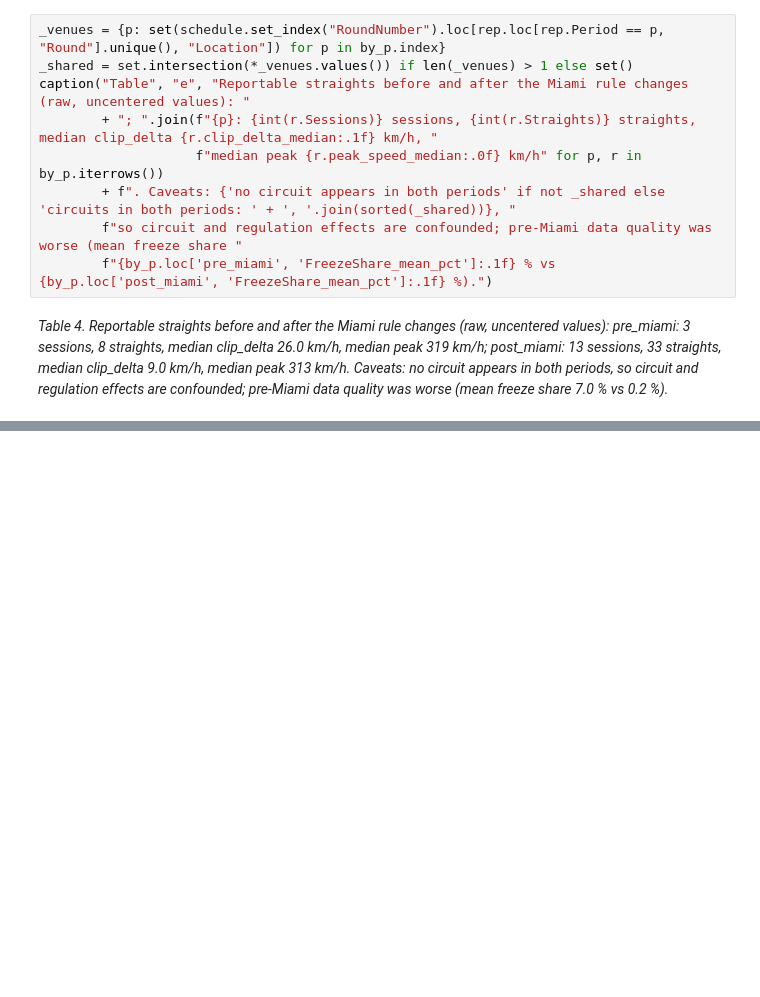
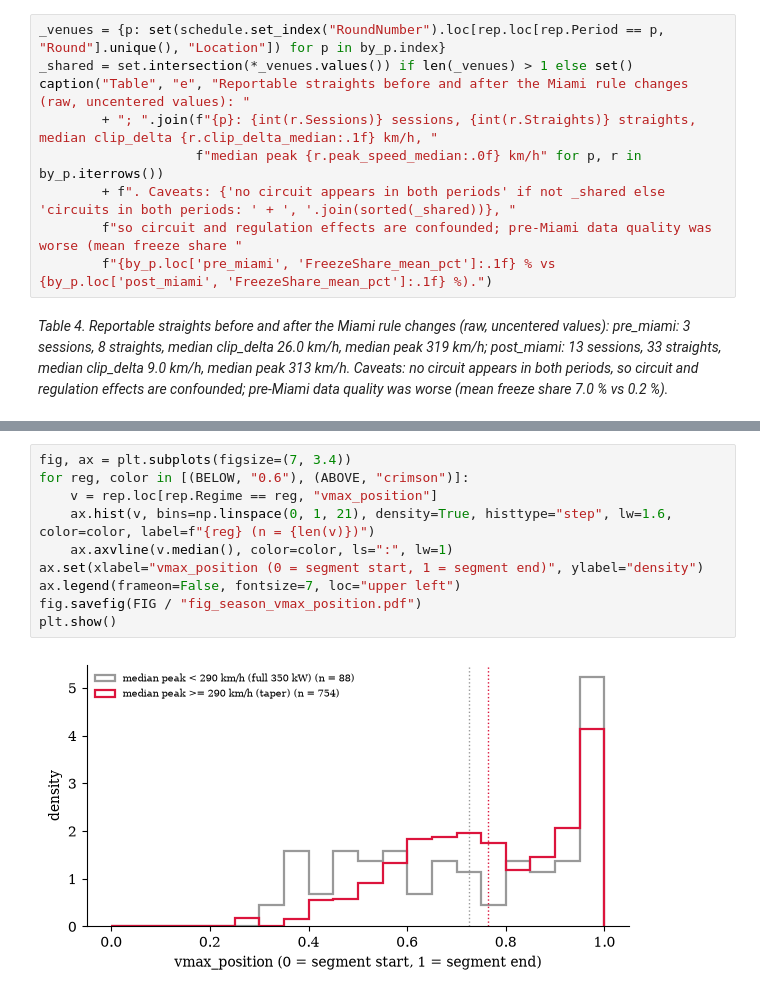
Before and after one commit to see7ien/Flat-Out, a Jupyter notebook: 02_season.ipynb, the cells around one changed output, grey strips where cells are left out. Cells and saved outputs as stored; diff of their text form; blank space fills up the shorter version.

```diff
--- a/02_season.ipynb
+++ b/02_season.ipynb
@@ -341,0 +371,12 @@ caption("Table", "e", "Reportable straights before and after the Miami rule chan
+# %%
+fig, ax = plt.subplots(figsize=(7, 3.4))
+for reg, color in [(BELOW, "0.6"), (ABOVE, "crimson")]:
+    v = rep.loc[rep.Regime == reg, "vmax_position"]
+    ax.hist(v, bins=np.linspace(0, 1, 21), density=True, histtype="step", lw=1.6, color=color, label=f"{reg} (n = {len(v)})")
+    ax.axvline(v.median(), color=color, ls=":", lw=1)
+ax.set(xlabel="vmax_position (0 = segment start, 1 = segment end)", ylabel="density")
+ax.legend(frameon=False, fontsize=7, loc="upper left")
+fig.savefig(FIG / "fig_season_vmax_position.pdf")
+plt.show()
+# %% [output]
+[figure, added]
```
Also changed, not shown: parts of 6 cells of this notebook, 10 other files.
